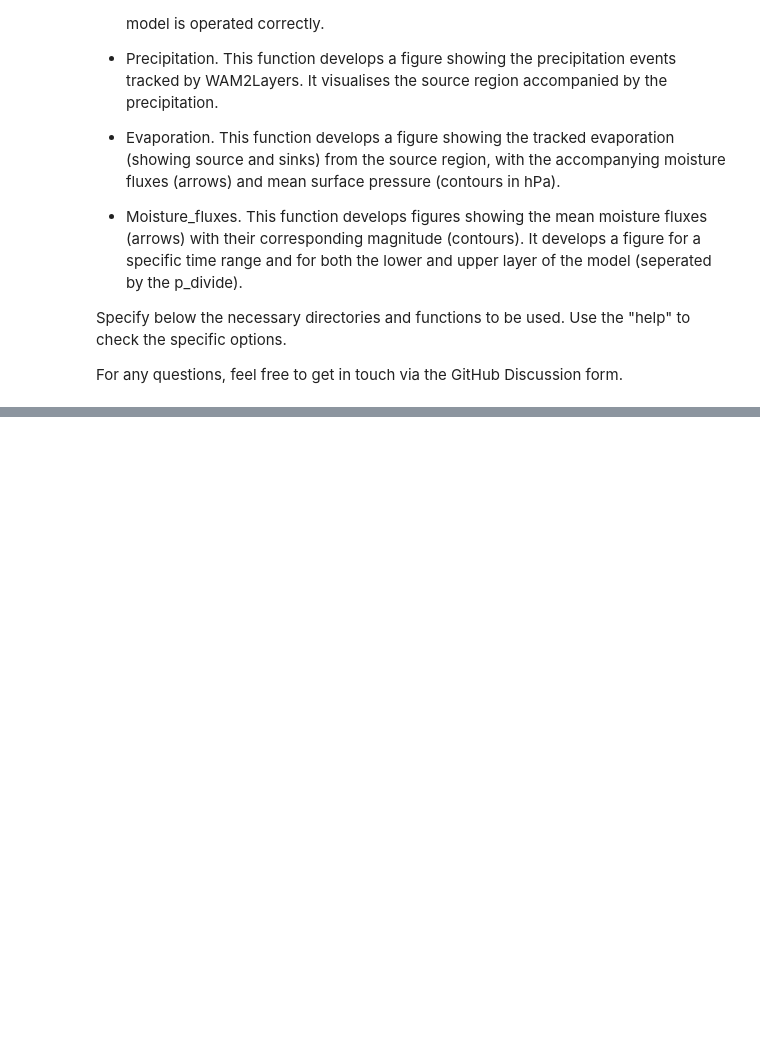
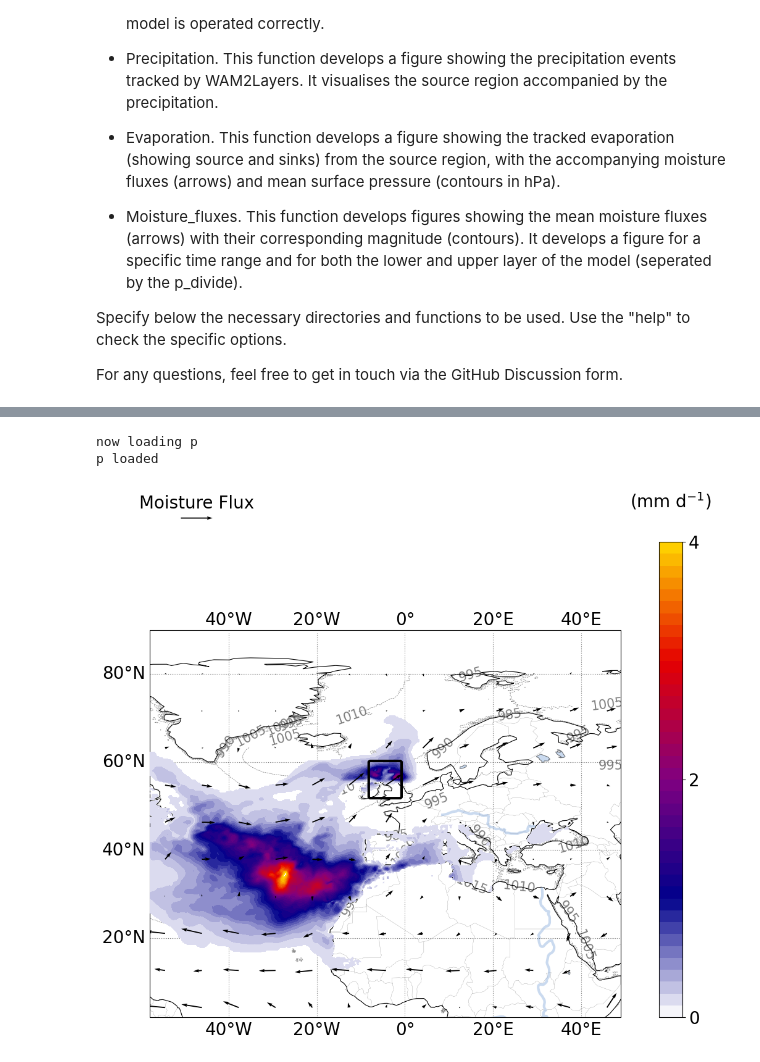
Before and after one commit to WAM2layers/WAM2layers, a Jupyter notebook: notebooks/visualisation.ipynb, the cells around one changed output, grey strips where cells are left out. Drawn from its saved outputs; the diff is of its cells as text; code cells hidden in the pictures; blank space fills up the shorter version.

```diff
--- a/notebooks/visualisation.ipynb
+++ b/notebooks/visualisation.ipynb
@@ -32,0 +45,6 @@ data_path = '...'
+# %%
+evaporation(config_file,filename,data_path,outdir, step = 2, fontsizes = 20, pads = 40)
+# %% [output]
+now loading p
+p loaded
+[figure, added]
```
Also changed, not shown: parts of 6 cells of this notebook.
